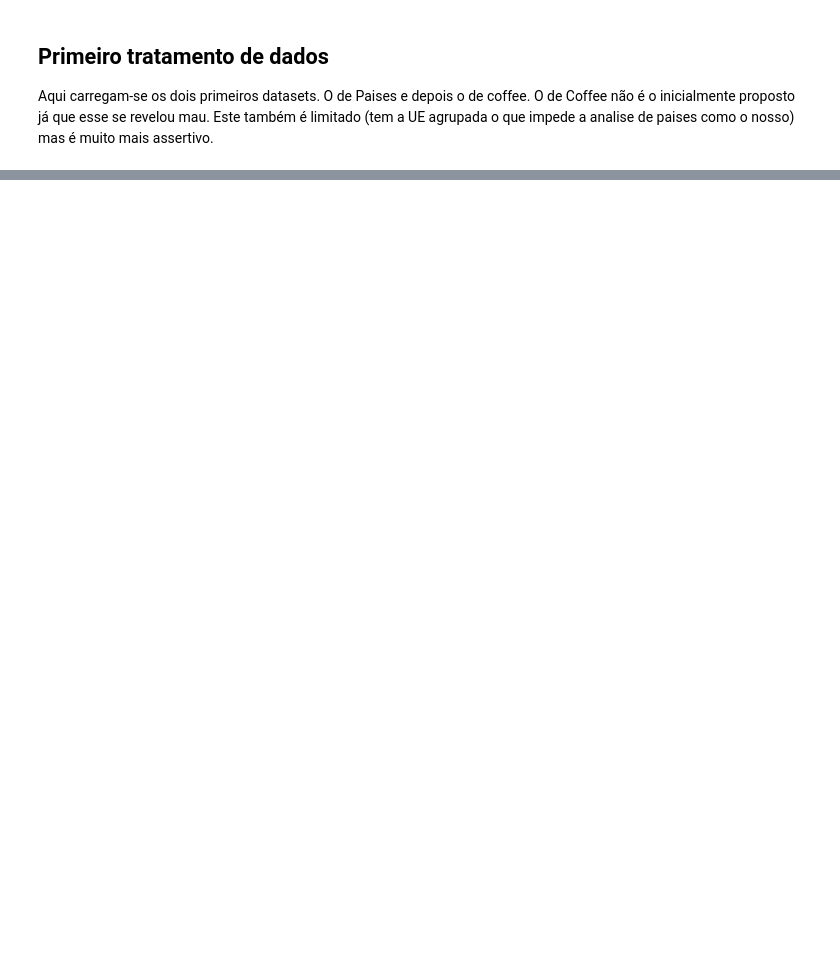
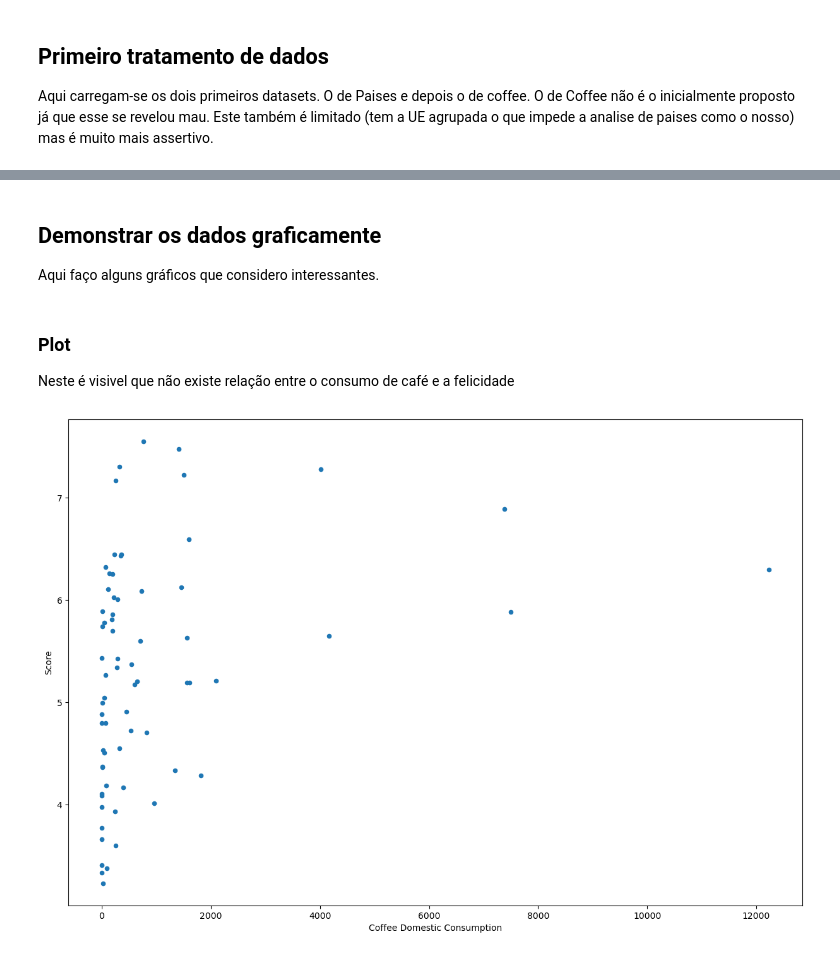
Before and after one commit to nunovivas/TrabalhoFinal, a Jupyter notebook: 04Final.ipynb, the cells around one changed output, grey strips where cells are left out. Drawn from its saved outputs; the diff is of its cells as text; code cells hidden in the pictures; blank space fills up the shorter version.

```diff
--- a/04Final.ipynb
+++ b/04Final.ipynb
@@ -18,5 +18,9 @@ dfCoffee.head()
 dfCoffee_grouped = dfCoffee[dfCoffee['Attribute_Description'] == 'Domestic Consumption'].groupby('Country_Name').sum()
 dfCoffee_avg = dfCoffee.groupby(['Country_Name', 'Attribute_Description'])['Value'].mean().reset_index()
 dfCoffee_filtered = dfCoffee_avg[dfCoffee_avg['Attribute_Description'] == 'Domestic Consumption']
+#Change the column named Value to Coffee Domestic Consumption
+dfCoffee_filtered.rename(columns={'Value': 'Coffee Domestic Consumption'}, inplace=True)
 dfCoffee_filtered.head()
 dfCoffee_filtered.to_csv('DadosTratados/CoffeeTreated.csv', index=False)
+
+#TODO: Congo e brazzaville need work
@@ -28,0 +36,14 @@ dfCoffee.head()
+# %%
+# Rename the 'Country' column in dfCountries to 'Country_Name'
+dfCountries.rename(columns={'Country': 'Country_Name'}, inplace=True)
+
+# Ensure consistent formatting for merging
+dfCountries['Country_Name'] = dfCountries['Country_Name'].str.strip().str.lower()
+dfCoffee_filtered['Country_Name'] = dfCoffee_filtered['Country_Name'].str.strip().str.lower()
+
+# Merge the two DataFrames
+dfMerged = pd.merge(dfCountries, dfCoffee_filtered, how='inner', on='Country_Name')
+
+# Display the first few rows of the merged DataFrame
+dfMerged.head()
+dfMerged.to_csv('DadosTratados/Merged.csv', index=False)
@@ -28,0 +60,12 @@ dfCoffee.head()
+# %%
+dfHappiness = pd.read_csv('Dados/worldhappinessreport/2019.csv')
+#Rename the column named 'Country (region)' to 'Country_Name'
+dfHappiness.rename(columns={'Country or region': 'Country_Name'}, inplace=True)
+#Ensure consistent formatting for merging
+dfHappiness['Country_Name'] = dfHappiness['Country_Name'].str.strip().str.lower()
+#Merge the happiness dataset with the merged dataset
+dfMergedHappiness = pd.merge(dfMerged, dfHappiness, how='inner', on='Country_Name')
+#Remove the column named "Atribute_Description"
+dfMergedHappiness.drop(columns='Attribute_Description', inplace=True)
+#Show the first few rows of the merged dataset
+dfMergedHappiness.head()
@@ -28,0 +80,14 @@ dfCoffee.head()
+# %% [markdown]
+## Demonstrar os dados graficamente
+
+Aqui faço alguns gráficos que considero interessantes.
+# %% [markdown]
+### Plot
+Neste é visivel que não existe relação entre o consumo de café e a felicidade
+# %%
+import matplotlib.pyplot as plt
+#Compare with a plotter graph both the coffe consumption and the happiness score
+dfMergedHappiness.plot(x='Coffee Domestic Consumption', y='Score', kind='scatter', figsize=(15, 10))
+plt.show()
+# %% [output]
+[figure, added]
```
Also changed, not shown: parts of 7 cells of this notebook, 3 other files.
